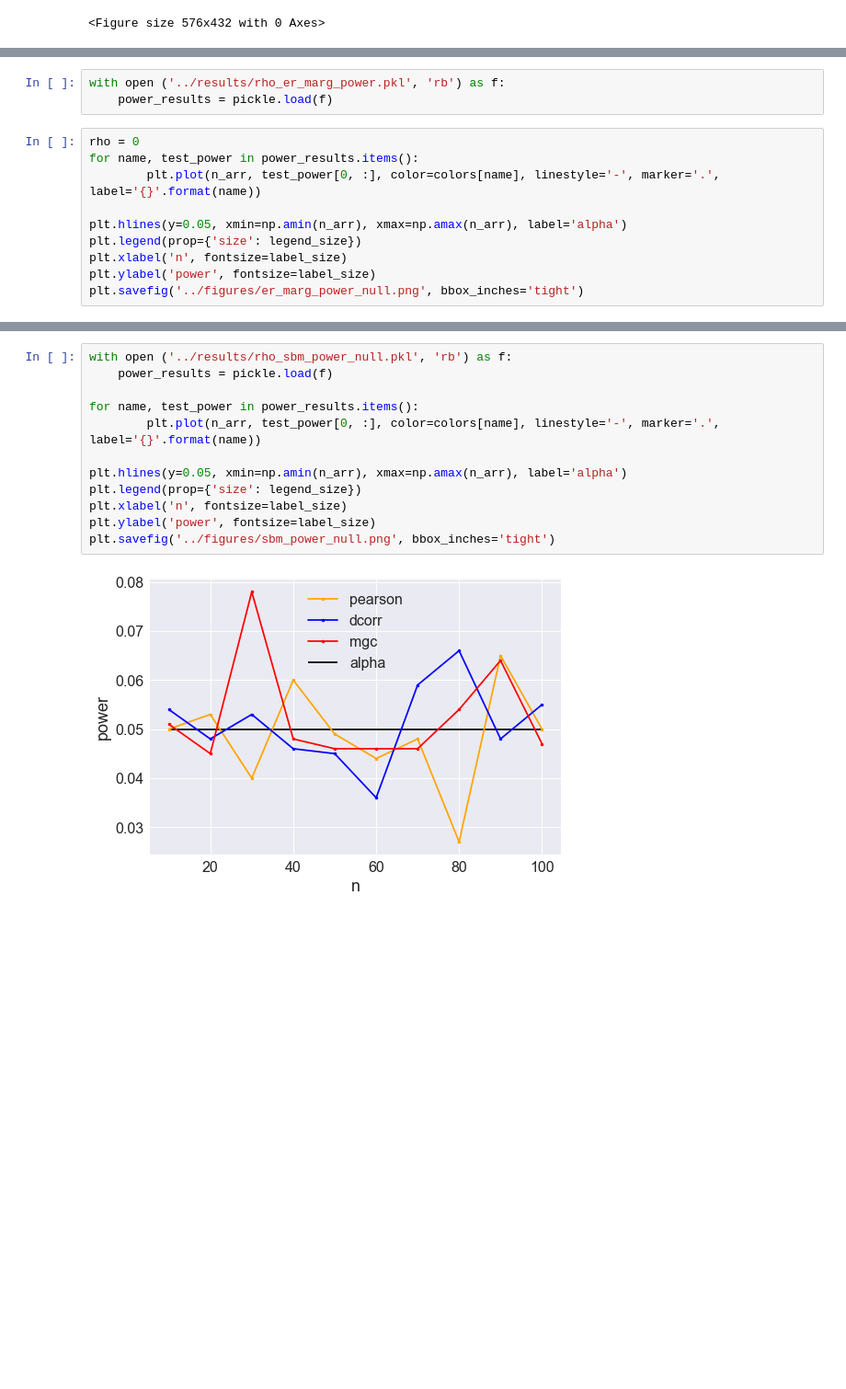
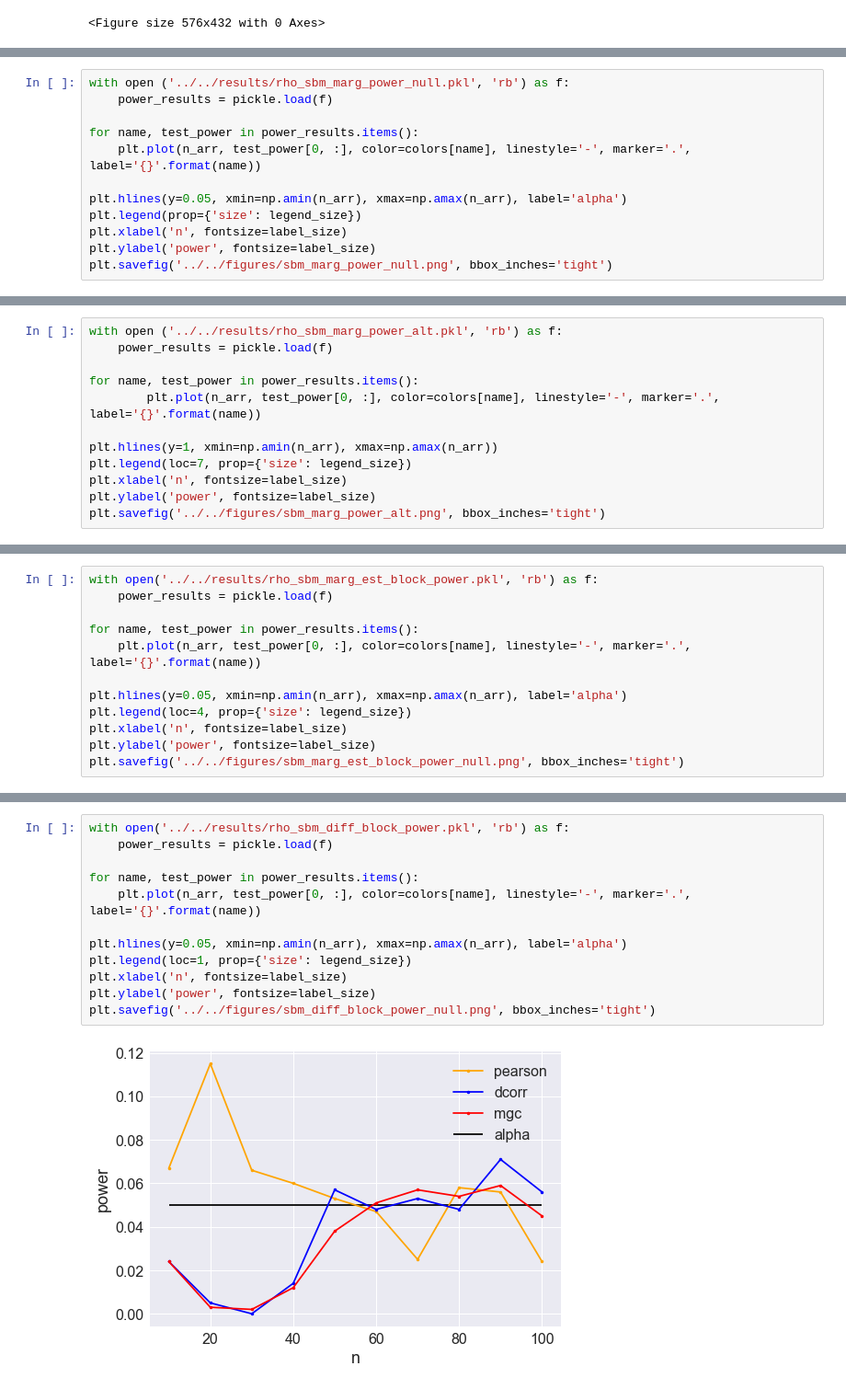
Before and after one commit to junhaobearxiong/graph_independence_test, a Jupyter notebook: notebooks/simulations/2019-03-13_simulation_plot_results.ipynb, the cells around one changed output, grey strips where cells are left out. Shown at 92% size. Cells and saved outputs as stored; diff of their text form; blank space fills up the shorter version.

```diff
--- a/notebooks/simulations/2019-03-13_simulation_plot_results.ipynb
+++ b/notebooks/simulations/2019-03-13_simulation_plot_results.ipynb
@@ -93,14 +170,13 @@ plt.savefig('../figures/er_power_alt.png'.format(rho), bbox_inches='tight')
-# %%
-with open ('../results/rho_er_marg_power.pkl', 'rb') as f:
-    power_results = pickle.load(f)
 # %%
-rho = 0
+with open ('../../results/rho_sbm_marg_power_null.pkl', 'rb') as f:
+    power_results = pickle.load(f)
+
 for name, test_power in power_results.items():
-        plt.plot(n_arr, test_power[0, :], color=colors[name], linestyle='-', marker='.', label='{}'.format(name))
+    plt.plot(n_arr, test_power[0, :], color=colors[name], linestyle='-', marker='.', label='{}'.format(name))
 
 plt.hlines(y=0.05, xmin=np.amin(n_arr), xmax=np.amax(n_arr), label='alpha')
 plt.legend(prop={'size': legend_size})
 plt.xlabel('n', fontsize=label_size)
 plt.ylabel('power', fontsize=label_size)
-plt.savefig('../figures/er_marg_power_null.png', bbox_inches='tight')
+plt.savefig('../../figures/sbm_marg_power_null.png', bbox_inches='tight')
 # %% [output]
@@ -107,0 +184,12 @@ plt.savefig('../figures/er_marg_power_null.png', bbox_inches='tight')
+# %%
+with open ('../../results/rho_sbm_marg_power_alt.pkl', 'rb') as f:
+    power_results = pickle.load(f)
+
+for name, test_power in power_results.items():
+        plt.plot(n_arr, test_power[0, :], color=colors[name], linestyle='-', marker='.', label='{}'.format(name))
+
+plt.hlines(y=1, xmin=np.amin(n_arr), xmax=np.amax(n_arr))
+plt.legend(loc=7, prop={'size': legend_size})
+plt.xlabel('n', fontsize=label_size)
+plt.ylabel('power', fontsize=label_size)
+plt.savefig('../../figures/sbm_marg_power_alt.png', bbox_inches='tight')
@@ -107,0 +198,12 @@ plt.savefig('../figures/er_marg_power_null.png', bbox_inches='tight')
+# %%
+with open('../../results/rho_sbm_marg_est_block_power.pkl', 'rb') as f:
+    power_results = pickle.load(f)
+
+for name, test_power in power_results.items():
+    plt.plot(n_arr, test_power[0, :], color=colors[name], linestyle='-', marker='.', label='{}'.format(name))
+
+plt.hlines(y=0.05, xmin=np.amin(n_arr), xmax=np.amax(n_arr), label='alpha')
+plt.legend(loc=4, prop={'size': legend_size})
+plt.xlabel('n', fontsize=label_size)
+plt.ylabel('power', fontsize=label_size)
+plt.savefig('../../figures/sbm_marg_est_block_power_null.png', bbox_inches='tight')
@@ -120,15 +223,15 @@ plt.savefig('../figures/er_marg_power_alt.png'.format(rho), bbox_inches='tight')
 # %%
-with open ('../results/rho_sbm_power_null.pkl', 'rb') as f:
+with open('../../results/rho_sbm_diff_block_power.pkl', 'rb') as f:
     power_results = pickle.load(f)
 
 for name, test_power in power_results.items():
-        plt.plot(n_arr, test_power[0, :], color=colors[name], linestyle='-', marker='.', label='{}'.format(name))
+    plt.plot(n_arr, test_power[0, :], color=colors[name], linestyle='-', marker='.', label='{}'.format(name))
 
 plt.hlines(y=0.05, xmin=np.amin(n_arr), xmax=np.amax(n_arr), label='alpha')
-plt.legend(prop={'size': legend_size})
+plt.legend(loc=1, prop={'size': legend_size})
 plt.xlabel('n', fontsize=label_size)
 plt.ylabel('power', fontsize=label_size)
-plt.savefig('../figures/sbm_power_null.png', bbox_inches='tight')
+plt.savefig('../../figures/sbm_diff_block_power_null.png', bbox_inches='tight')
 # %% [output]
-[figure, old version]
+[figure, new version]
 # %%
```
Also changed, not shown: parts of 19 cells of this notebook, 5 other files.
